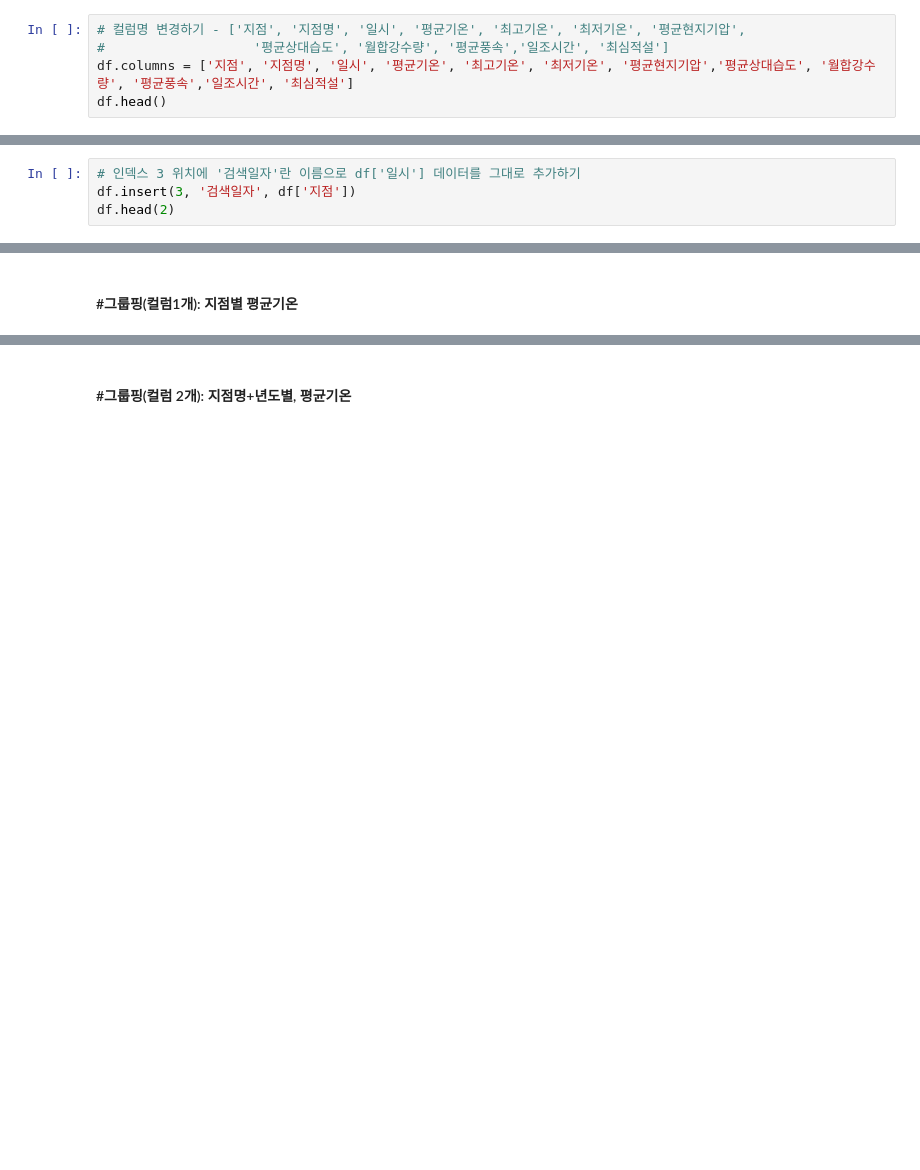
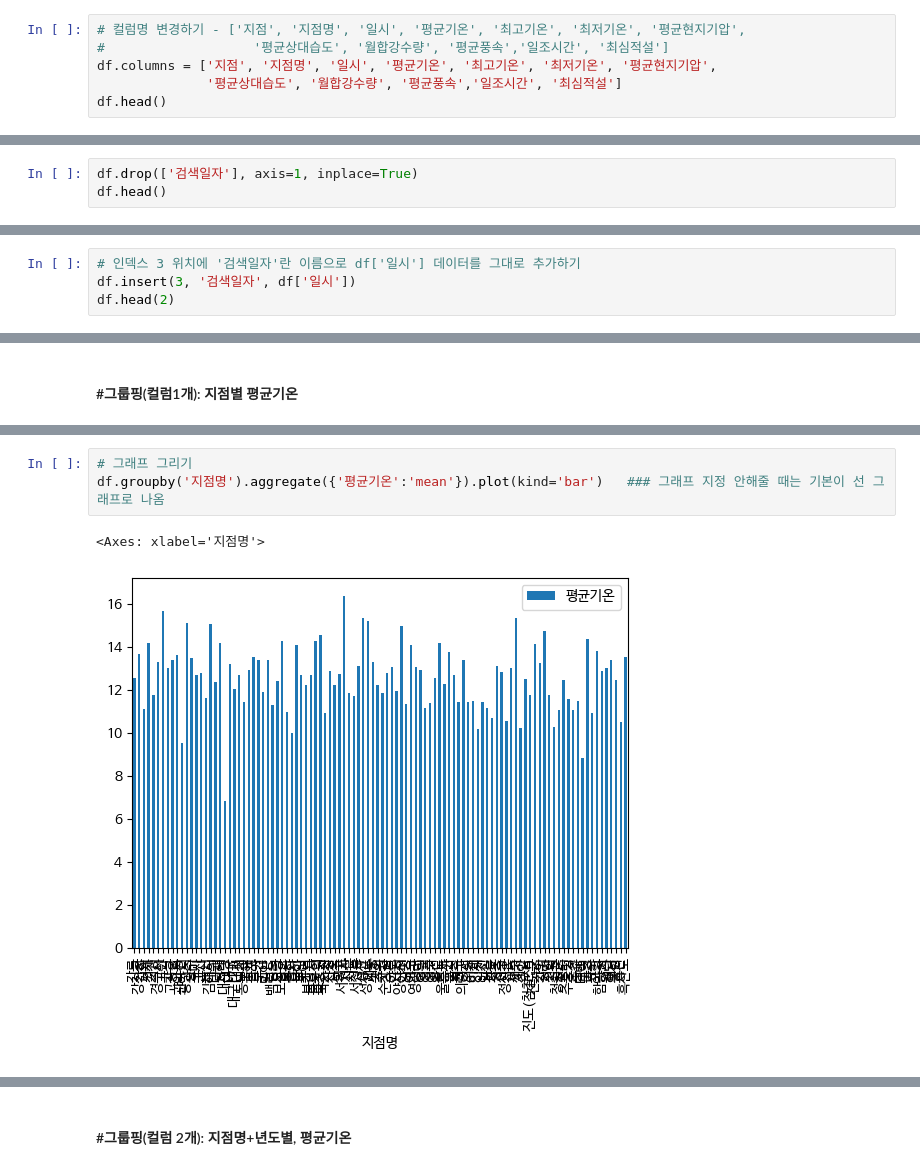
Before and after one commit to kangeunkyeong/dataAnalysis, a Jupyter notebook: 2_데이터분석_03_공공데이터_기상청날씨_배포_실습.ipynb, the cells around one changed output, grey strips where cells are left out. Drawn from its saved outputs; the diff is of its cells as text; blank space fills up the shorter version.

```diff
--- a/2_데이터분석_03_공공데이터_기상청날씨_배포_실습.ipynb
+++ b/2_데이터분석_03_공공데이터_기상청날씨_배포_실습.ipynb
@@ -180,6 +180,7 @@ plt.show()
 # %%
 # 컬럼명 변경하기 - ['지점', '지점명', '일시', '평균기온', '최고기온', '최저기온', '평균현지기압',
 #                   '평균상대습도', '월합강수량', '평균풍속','일조시간', '최심적설']
-df.columns = ['지점', '지점명', '일시', '평균기온', '최고기온', '최저기온', '평균현지기압','평균상대습도', '월합강수량', '평균풍속','일조시간', '최심적설']
+df.columns = ['지점', '지점명', '일시', '평균기온', '최고기온', '최저기온', '평균현지기압',
+              '평균상대습도', '월합강수량', '평균풍속','일조시간', '최심적설']
 df.head()
 # %% [output]
@@ -196,0 +205,3 @@ ValueError: cannot insert 신규, already exists
+# %%
+df.drop(['검색일자'], axis=1, inplace=True)
+df.head()
@@ -197,4 +215,4 @@ ValueError: cannot insert 신규, already exists
 # %%
 # 인덱스 3 위치에 '검색일자'란 이름으로 df['일시'] 데이터를 그대로 추가하기
-df.insert(3, '검색일자', df['지점'])
+df.insert(3, '검색일자', df['일시'])
 df.head(2)
@@ -410,3 +526,9 @@ df.groupby('지점명').aggregate({'평균기온':'mean'}).plot()
+# %%
+# 그래프 그리기
+df.groupby('지점명').aggregate({'평균기온':'mean'}).plot(kind='bar')   ### 그래프 지정 안해줄 때는 기본이 선 그래프로 나옴
+# %% [output]
+<Axes: xlabel='지점명'>
+[figure, added]
 # %%
 # 지점명별 평균기온, 최고기온,최저기온 그룹핑하기
 df.groupby('지점명')['평균기온'].agg(**{'평균기온':'mean',
```
Also changed, not shown: parts of 31 cells of this notebook.
